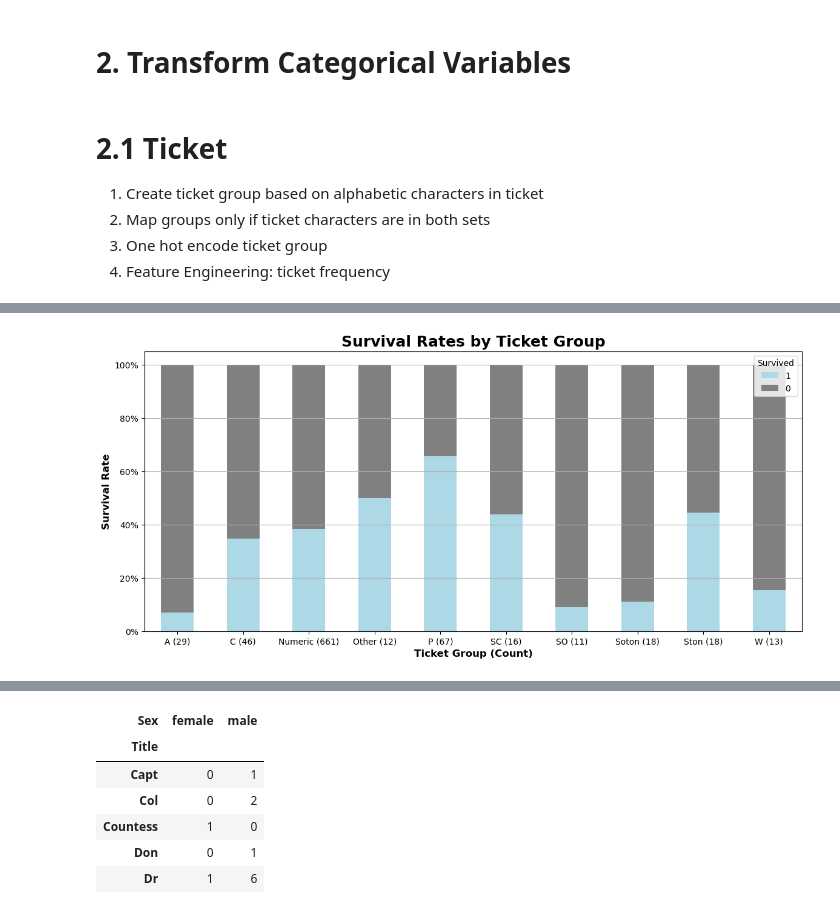
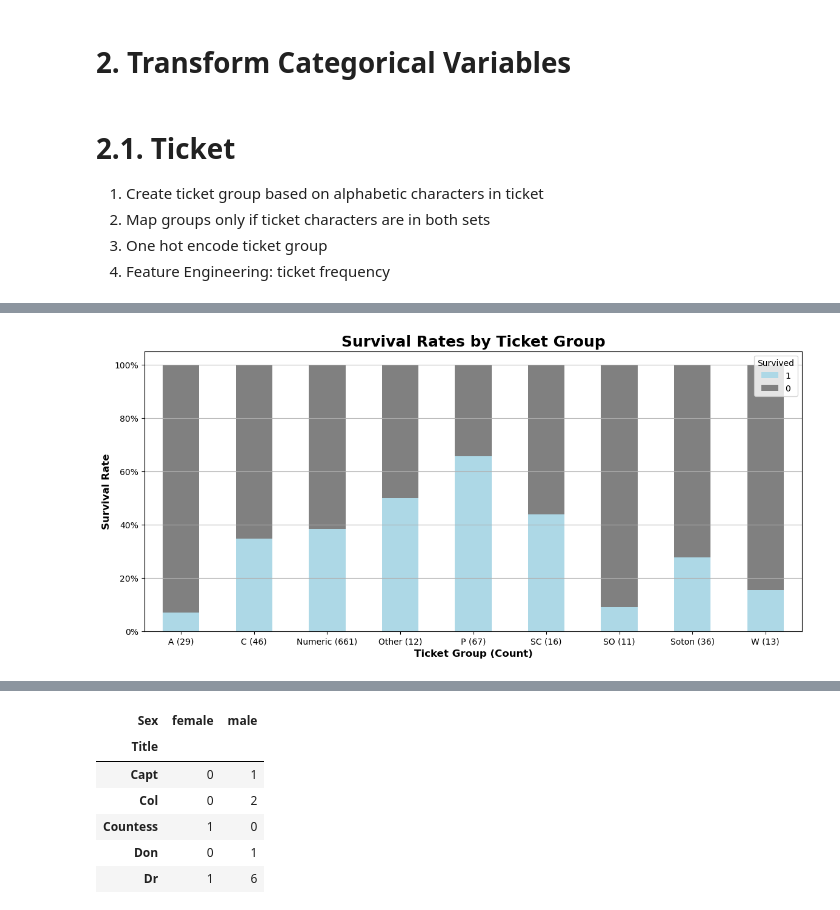
Before and after one commit to andrsanc/Titanic, a Jupyter notebook: Titanic_Survival.ipynb, the cells around one changed output, grey strips where cells are left out. Cells and saved outputs as stored; diff of their text form; code cells hidden in the pictures.

```diff
--- a/Titanic_Survival.ipynb
+++ b/Titanic_Survival.ipynb
@@ -169,7 +201,7 @@ dtype: int64
 # %% [markdown]
 # 2. Transform Categorical Variables
 # %% [markdown]
-# 2.1 Ticket
+# 2.1. Ticket
 
 1. Create ticket group based on alphabetic characters in ticket
 2. Map groups only if ticket characters are in both sets
@@ -178,36 +210,37 @@ dtype: int64
 # %%
 tickets_dict = {'A': ['A', 'A/5', 'A5', 'A/4', 'A4', 'A/S', 'AQ/3', 'AQ/4'],
                 'C': ['CA', 'C'],
                 'P': ['PC', 'PP', 'P/PP', 'SW/PP'],
                 'SC': ['SC/PARIS', 'SC/AH', 'SC/A4', 'SC/AH BASLE', 'SC/A3', 'SCO/W'],
                 'SO': ['SOC', 'SO/PP', 'SO/C', 'SOP', 'SP'],
-                'Soton': ['SOTON/OQ', 'SOTON/O2', 'CA/SOTON'],
-                'Ston': ['STON/O', 'STON/O2', 'STON/OQ'],
+                # 'Soton': ['SOTON/OQ', 'SOTON/O2', 'CA/SOTON'],
+                # 'Ston': ['STON/O', 'STON/O2', 'STON/OQ'],
+                'Soton': ['SOTON/OQ', 'SOTON/O2', 'CA/SOTON', 'STON/O', 'STON/O2', 'STON/OQ'],
                 'W': ['W/C', 'WE/P', 'WEP']}
 tickets_alpha = list(itertools.chain(*[v for v in tickets_dict.values()]))
 
 for df in df_list:
     df['TicketIsNumeric'] = [t.isnumeric() for t in df['Ticket']]
     df['Ticket_Alpha'] = [t.upper().replace('.', '') for t in df['Ticket']]
     df['Ticket_Alpha'] = [re.sub(r' \d+', '', t) for t in df['Ticket_Alpha']]
     df['Ticket_Alpha_Group'] = ['Other' if t not in tickets_alpha else t for t in df['Ticket_Alpha']]
     df['Ticket_Group'] = 'Missing'
     df.loc[df['TicketIsNumeric'], 'Ticket_Group'] = 'Numeric'
     df.loc[df['Ticket_Group'] == 'Missing', 'Ticket_Group'] = df['Ticket_Alpha_Group']
     for d in tickets_dict:
         df['Ticket_Group'] = df['Ticket_Group'].replace(tickets_dict[d], d)
     df.drop(['Ticket_Alpha_Group'], axis = 1, inplace = True)
 
 surv_percent_fun('Ticket_Group', (14, 6))
 train_df.head()
 # %% [output]
 |  | PassengerId | Survived | Pclass | Name | Sex | Age | SibSp | Parch | Ticket | Fare | ... |
 | 0 | 1 | 0 | 3 | Braund, Mr. Owen Harris | male | 22.0 | 1 | 0 | A/5 21171 | 7.2500 | ... |
 | 1 | 2 | 1 | 1 | Cumings, Mrs. John Bradley (Flore... | female | 38.0 | 1 | 0 | PC 17599 | 71.2833 | ... |
 | 2 | 3 | 1 | 3 | Heikkinen, Miss. Laina | female | 26.0 | 0 | 0 | STON/O2. 3101282 | 7.9250 | ... |
 | 3 | 4 | 1 | 1 | Futrelle, Mrs. Jacques Heath (Lil... | female | 35.0 | 1 | 0 | 113803 | 53.1000 | ... |
 | 4 | 5 | 0 | 3 | Allen, Mr. William Henry | male | 35.0 | 0 | 0 | 373450 | 8.0500 | ... |
-[figure, old version]
+[figure, new version]
 # %%
 ticket_train_df = train_df[train_df['TicketIsNumeric'] == False]\
     .groupby(['Ticket_Alpha', 'Ticket_Group'], as_index = False)\
```
Also changed, not shown: parts of 103 cells of this notebook, 8 other files.
